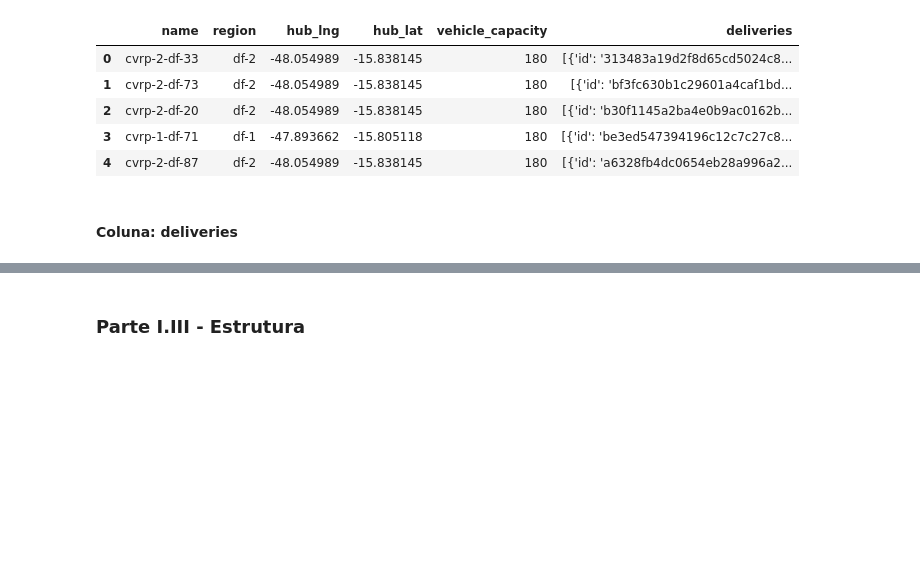
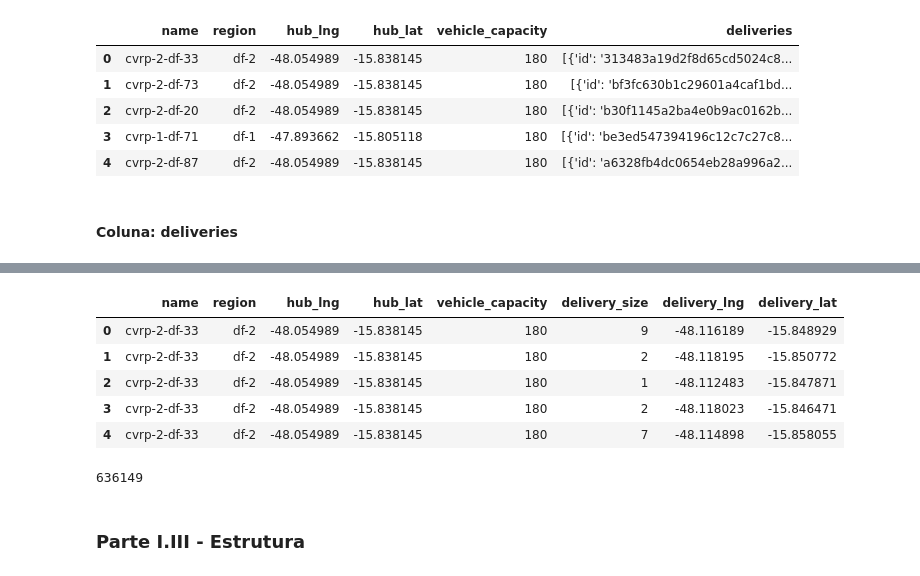
Before and after one commit to r-hugoalves/Analise_Exploratoria_Loggi, a Jupyter notebook: Análise_Exploratória_de_Dados_I.ipynb, the cells around one changed output, grey strips where cells are left out. Cells and saved outputs as stored; diff of their text form; code cells hidden in the pictures; blank space fills up the shorter version.

Commit message:
Tratando os dados da coluna de deliveries

```diff
--- a/Análise_Exploratória_de_Dados_I.ipynb
+++ b/Análise_Exploratória_de_Dados_I.ipynb
@@ -135,0 +152,3 @@ deliveries_df.head()
+# %%
+deliveries_explode_df = deliveries_df[['deliveries']].explode('deliveries')
+deliveries_explode_df.head()
@@ -135,0 +162,10 @@ deliveries_df.head()
+# %%
+#Vamos agora, normalizar os dados
+
+deliveries_normalize_df = pd.concat([
+    pd.DataFrame(deliveries_explode_df['deliveries'].apply(lambda record: record['size'])).rename(columns={'deliveries': 'delivery_size'}),
+    pd.DataFrame(deliveries_explode_df['deliveries'].apply(lambda record: record['point']['lng'])).rename(columns={'deliveries': 'delivery_lng'}),
+    pd.DataFrame(deliveries_explode_df['deliveries'].apply(lambda record: record['point']['lat'])).rename(columns={'deliveries': 'delivery_lat'})
+], axis = 1)
+
+deliveries_normalize_df.head()
@@ -136,3 +179,22 @@ deliveries_df.head()
+# %%
+#Agora, vamos juntar os dois dataframes
+
+deliveries_df = deliveries_df.drop('deliveries', axis=1)
+
+deliveries_df = pd.merge(left=deliveries_df, right=deliveries_normalize_df, how='right', left_index=True, right_index=True)
+deliveries_df.reset_index(inplace=True, drop=True)
+deliveries_df.head()
+# %% [output]
+|  | name | region | hub_lng | hub_lat | vehicle_capacity | delivery_size | delivery_lng | delivery_lat |
+| 0 | cvrp-2-df-33 | df-2 | -48.054989 | -15.838145 | 180 | 9 | -48.116189 | -15.848929 |
+| 1 | cvrp-2-df-33 | df-2 | -48.054989 | -15.838145 | 180 | 2 | -48.118195 | -15.850772 |
+| 2 | cvrp-2-df-33 | df-2 | -48.054989 | -15.838145 | 180 | 1 | -48.112483 | -15.847871 |
+| 3 | cvrp-2-df-33 | df-2 | -48.054989 | -15.838145 | 180 | 2 | -48.118023 | -15.846471 |
+| 4 | cvrp-2-df-33 | df-2 | -48.054989 | -15.838145 | 180 | 7 | -48.114898 | -15.858055 |
+# %%
+len(deliveries_df)
+# %% [output]
+636149
 # %% [markdown]
 ### Parte I.III - Estrutura
 # %% [markdown]
```
Also changed, not shown: parts of 6 cells of this notebook.
